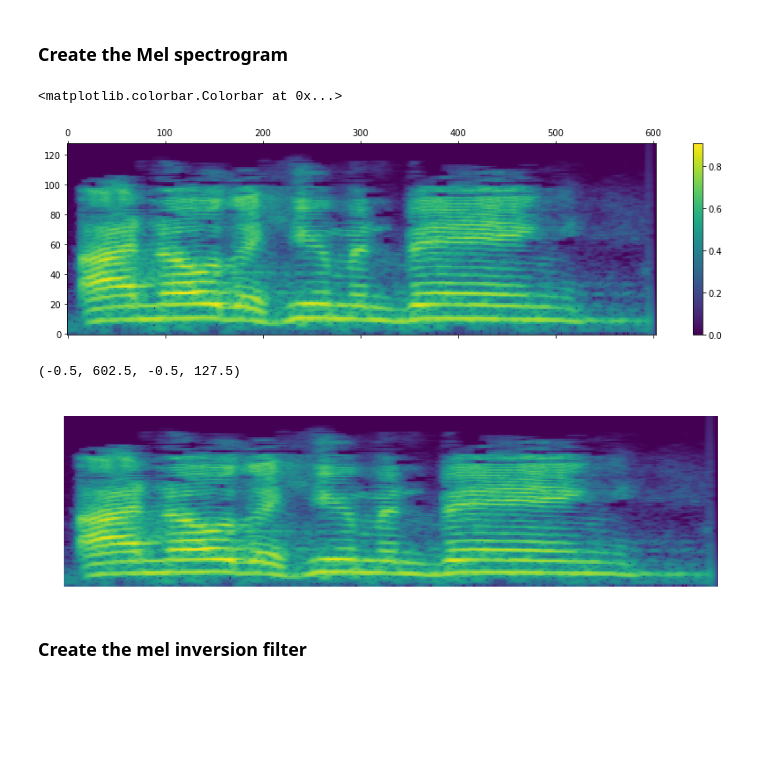
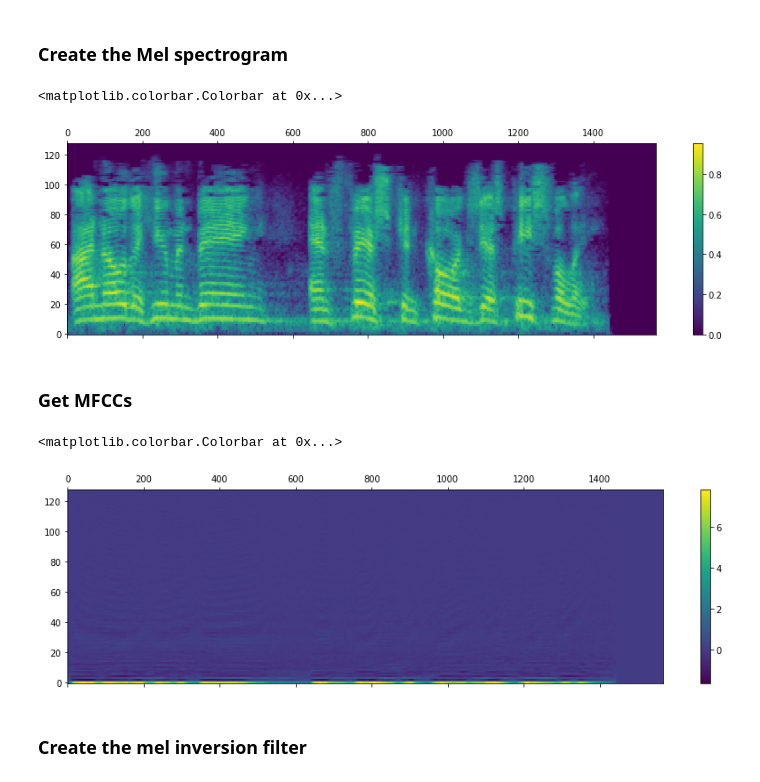
Before and after one commit to timsainb/tensorflow2-generative-models, a Jupyter notebook: 7.0-Tensorflow-spectrograms-and-inversion.ipynb, the cells around one changed output. Drawn from its saved outputs; the diff is of its cells as text; code cells hidden in the pictures; blank space fills up the shorter version.

```diff
--- a/7.0-Tensorflow-spectrograms-and-inversion.ipynb
+++ b/7.0-Tensorflow-spectrograms-and-inversion.ipynb
@@ -26,8 +26,6 @@ url = "https://raw.githubusercontent.com/timsainb/python_spectrograms_and_invers
 # %%
 response = urllib.request.urlopen(url)
 data, samplerate = sf.read(io.BytesIO(response.read()))
-# %%
-data = data[:int(samplerate*1.75)]
 # %%
 IPython.display.Audio(data=data, rate=samplerate)
 # %% [output]
@@ -259,14 +257,18 @@ cax = ax.matshow(mel_spectrogram.numpy().T, aspect='auto', origin='lower')
 fig.colorbar(cax)
 # %% [output]
 <matplotlib.colorbar.Colorbar at 0x...>
-[figure, old version]
+[figure, new version]
+# %% [markdown]
+### Get MFCCs
+# %%
+MFCCs = tf.signal.mfccs_from_log_mel_spectrograms(mel_spectrogram)
 # %%
 fig, ax = plt.subplots(ncols=1, figsize=(15,4))
-cax = ax.matshow(mel_spectrogram.numpy().T, aspect='auto', origin='lower')
-ax.axis('off')
+cax = ax.matshow((MFCCs.numpy().T), aspect='auto', origin='lower')
+fig.colorbar(cax)
 # %% [output]
-(-0.5, 602.5, -0.5, 127.5)
+<matplotlib.colorbar.Colorbar at 0x...>
-[figure, old version]
+[figure, new version]
 # %% [markdown]
 ### Create the mel inversion filter
 # %%
```
Also changed, not shown: parts of 10 cells of this notebook, 5 other files.
